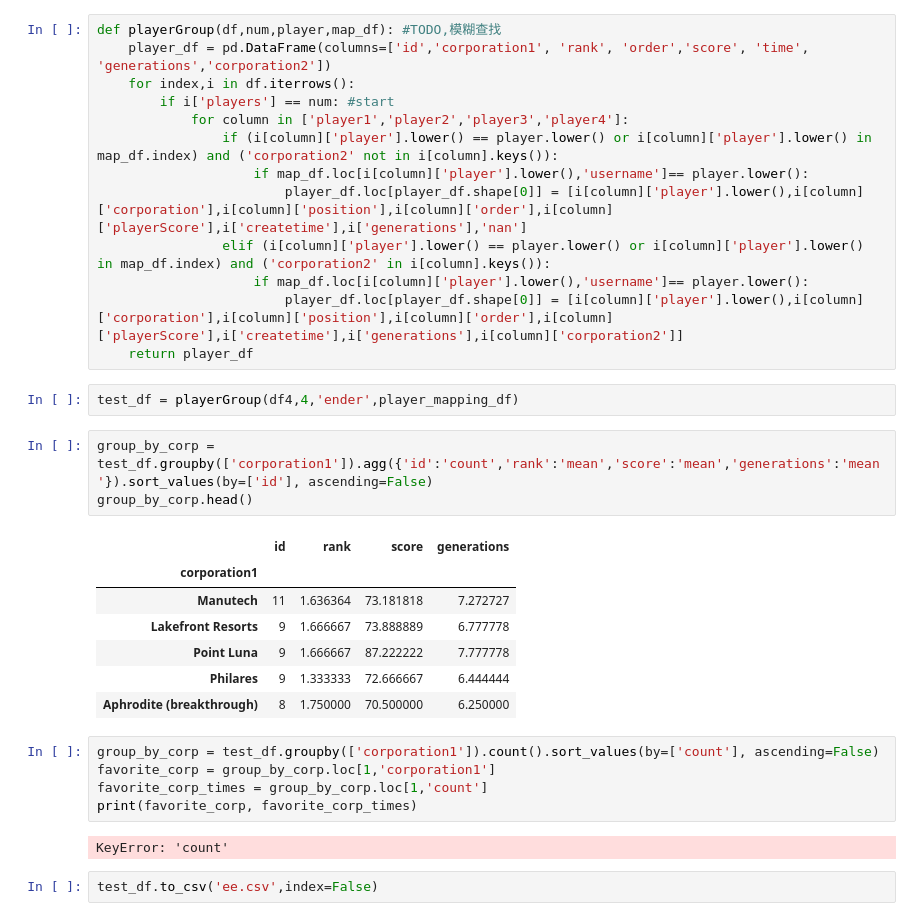
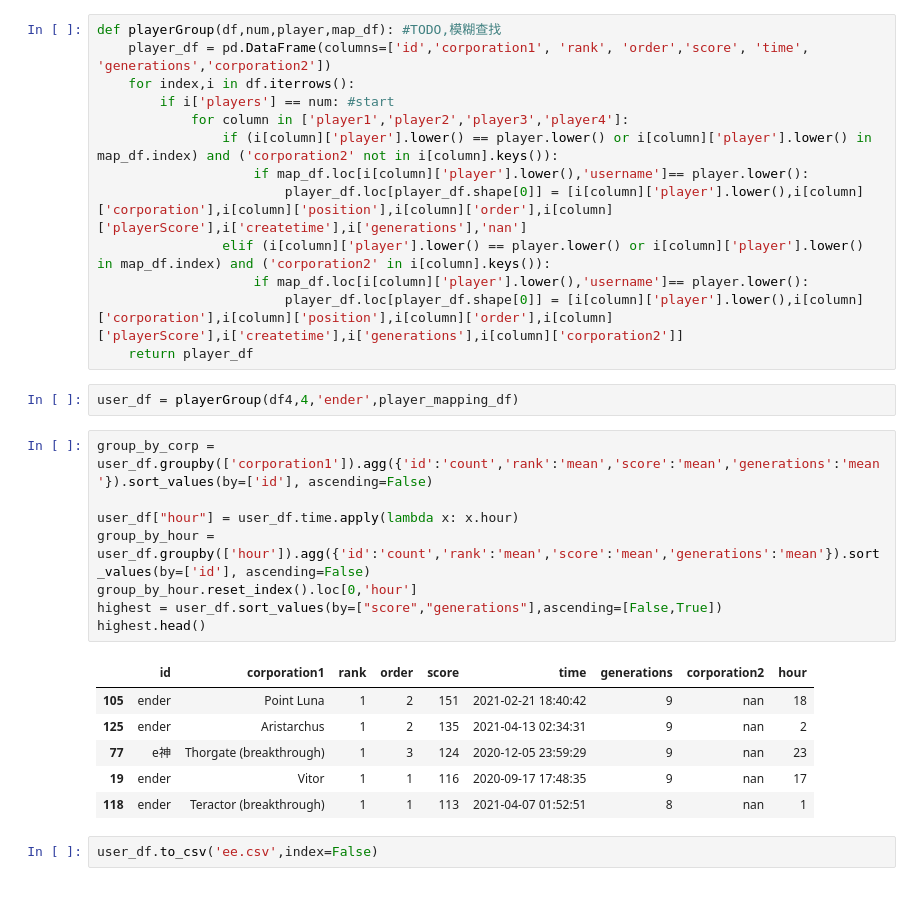
Before and after one commit to Ender-Wiggin2019/tfm-summary, a Jupyter notebook: tfm_data_summary.ipynb, the cells around one changed output. Cells and saved outputs as stored; diff of their text form.

```diff
--- a/tfm_data_summary.ipynb
+++ b/tfm_data_summary.ipynb
@@ -174,27 +174,24 @@ def playerGroup(df,num,player,map_df): #TODO,模糊查找
                         player_df.loc[player_df.shape[0]] = [i[column]['player'].lower(),i[column]['corporation'],i[column]['position'],i[column]['order'],i[column]['playerScore'],i['createtime'],i['generations'],i[column]['corporation2']]
     return player_df
 # %%
-test_df = playerGroup(df4,4,'ender',player_mapping_df)
+user_df = playerGroup(df4,4,'ender',player_mapping_df)
-# %%
-group_by_corp = test_df.groupby(['corporation1']).agg({'id':'count','rank':'mean','score':'mean','generations':'mean'}).sort_values(by=['id'], ascending=False)
-group_by_corp.head()
-# %% [output]
-|  | id | rank | score | generations |
-| corporation1 |  |  |  |  |
-| Manutech | 11 | 1.636364 | 73.181818 | 7.272727 |
-| Lakefront Resorts | 9 | 1.666667 | 73.888889 | 6.777778 |
-| Point Luna | 9 | 1.666667 | 87.222222 | 7.777778 |
-| Philares | 9 | 1.333333 | 72.666667 | 6.444444 |
-| Aphrodite (breakthrough) | 8 | 1.750000 | 70.500000 | 6.250000 |
-# %%
-group_by_corp = test_df.groupby(['corporation1']).count().sort_values(by=['count'], ascending=False)
-favorite_corp = group_by_corp.loc[1,'corporation1']
-favorite_corp_times = group_by_corp.loc[1,'count']
-print(favorite_corp, favorite_corp_times)
-# %% [output]
-KeyError: 'count'
+# %%
+group_by_corp = user_df.groupby(['corporation1']).agg({'id':'count','rank':'mean','score':'mean','generations':'mean'}).sort_values(by=['id'], ascending=False)
+
+user_df["hour"] = user_df.time.apply(lambda x: x.hour)
+group_by_hour = user_df.groupby(['hour']).agg({'id':'count','rank':'mean','score':'mean','generations':'mean'}).sort_values(by=['id'], ascending=False)
+group_by_hour.reset_index().loc[0,'hour']
+highest = user_df.sort_values(by=["score","generations"],ascending=[False,True])
+highest.head()
+# %% [output]
+|  | id | corporation1 | rank | order | score | time | generations | corporation2 | hour |
+| 105 | ender | Point Luna | 1 | 2 | 151 | 2021-02-21 18:40:42 | 9 | nan | 18 |
+| 125 | ender | Aristarchus | 1 | 2 | 135 | 2021-04-13 02:34:31 | 9 | nan | 2 |
+| 77 | e神 | Thorgate (breakthrough) | 1 | 3 | 124 | 2020-12-05 23:59:29 | 9 | nan | 23 |
+| 19 | ender | Vitor | 1 | 1 | 116 | 2020-09-17 17:48:35 | 9 | nan | 17 |
+| 118 | ender | Teractor (breakthrough) | 1 | 1 | 113 | 2021-04-07 01:52:51 | 8 | nan | 1 |
 # %%
-test_df.to_csv('ee.csv',index=False)
+user_df.to_csv('ee.csv',index=False)
 # %%
 def user_summary(ff1,ff2,user): ## ff1=df4
     user_df = playerGroup(ff1,4,user,player_mapping_df)
```
Also changed, not shown: parts of 2 cells of this notebook.
